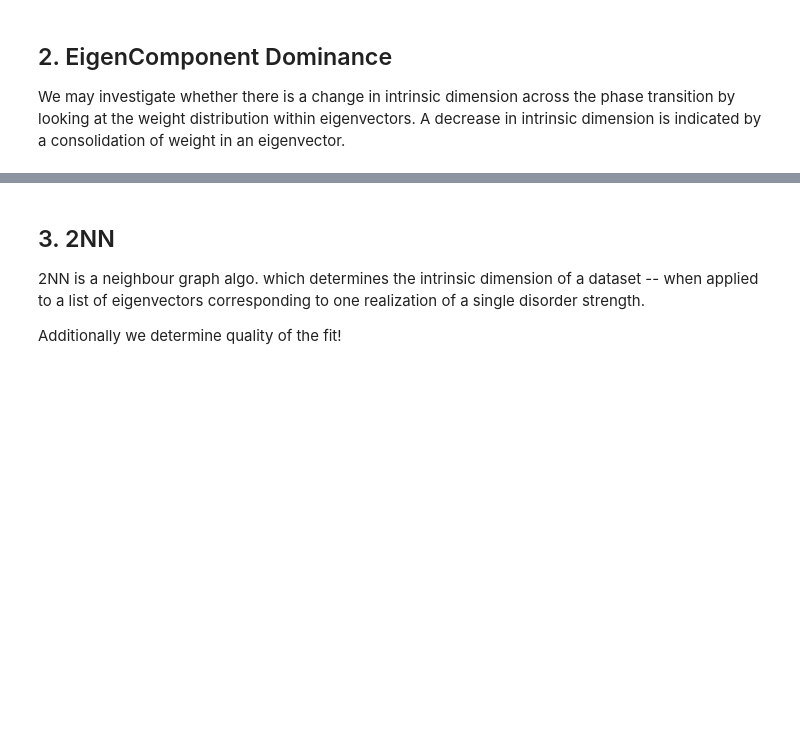
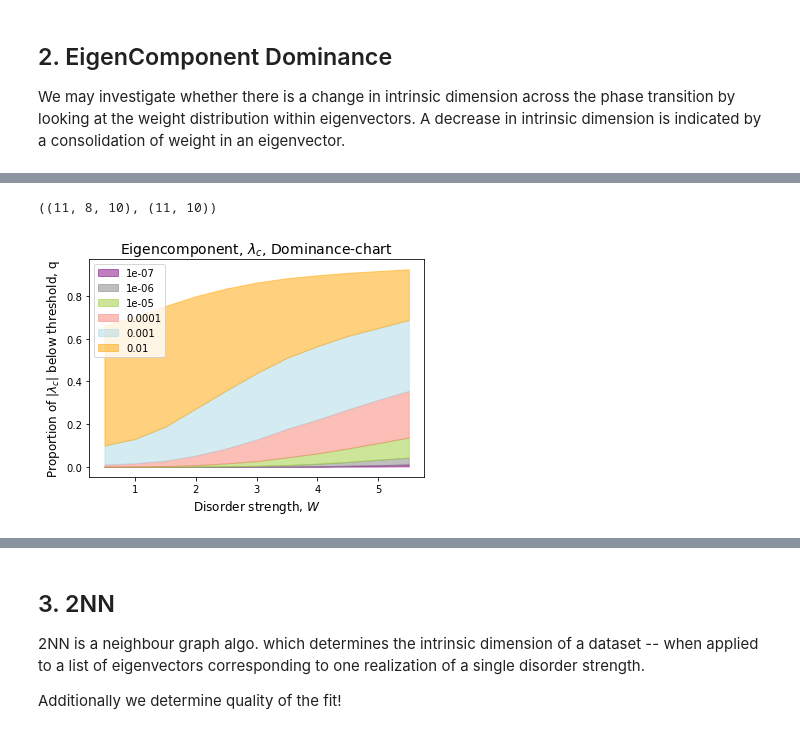
Before and after one commit to condensedAI/mbl-intrinsicdimension, a Jupyter notebook: paper/IDMBL.ipynb, the cells around one changed output, grey strips where cells are left out. Cells and saved outputs as stored; diff of their text form; code cells hidden in the pictures; blank space fills up the shorter version.

```diff
--- a/paper/IDMBL.ipynb
+++ b/paper/IDMBL.ipynb
@@ -44,0 +45,7 @@ buildnDiag('dense')
+# %%
+L = 8
+# %%
+seeds = 10
+min_disorder, max_disorder, steps = 0.5, 5.5, 11
+location = 'data'
+ws=np.linspace(min_disorder, max_disorder, steps)
@@ -98,0 +57,34 @@ plt.savefig('figures/Domination-chart.png', dpi=500, bbox_inches='tight')
+# %%
+num_lims=8
+lims=np.logspace((1-num_lims),0,num_lims)
+maxs = np.zeros((steps, seeds))
+lower_than = np.zeros((steps, num_lims, seeds))
+for index0, W in tqdm(enumerate(ws)):
+    for index1, seed in enumerate(range(seeds)):
+
+        filename = location+'/results-L-{}-W-{}-seed-{}.npz'.format(L, W, seed)
+        eigs = abs(load_eigs(filename, 'vecs').flatten())
+        maxs[index0,index1] = np.max(eigs)
+        for index2, lim in enumerate(lims):
+            count = count_lower_than(eigs, lim)
+            lower_than[index0,index2, index1] = count
+means = np.mean(lower_than, axis=2).T/binomial(L)**2
+lower_than.shape, maxs.shape
+# %% [output]
+((11, 8, 10), (11, 10))
+# %%
+colors = 'orange, lightblue, salmon, yellowgreen, grey, purple'.split(', ')[::-1]
+for i, color in zip(range(len(means)), colors):
+
+    plt.fill_between(ws, means[i], means[i+1],
+                     label=lims[i],
+                     color=color, alpha=.5)
+plt.legend(loc='upper left')
+
+plt.xlabel('Disorder strength, $W$', fontsize=12)
+plt.ylabel('Proportion of $|\lambda_c|$ below threshold, q', fontsize=12)
+plt.title('Eigencomponent, $\lambda_c$, Dominance-chart', fontsize=14)
+
+plt.savefig('figures/Domination-chart-L{}-seeds{},ws{}.png'.format(L,seeds,len(ws)), dpi=500, bbox_inches='tight')
+# %% [output]
+[figure, added]
```
Also changed, not shown: parts of 23 cells of this notebook, 1 other file.
